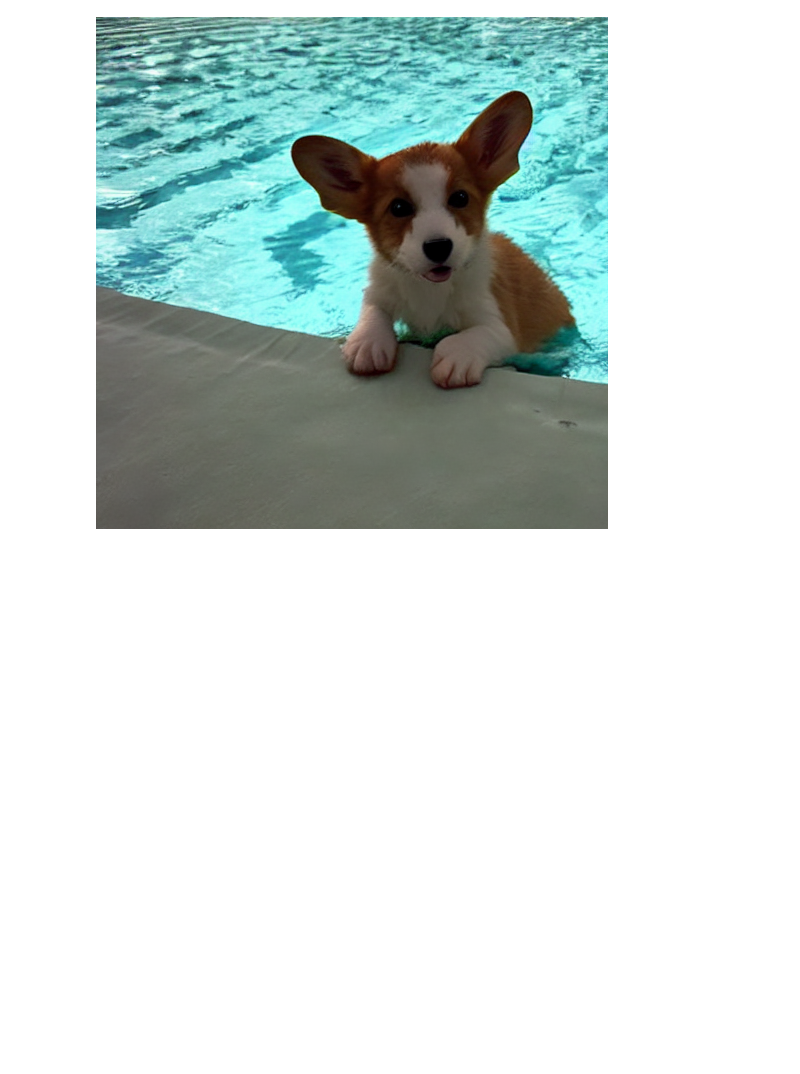
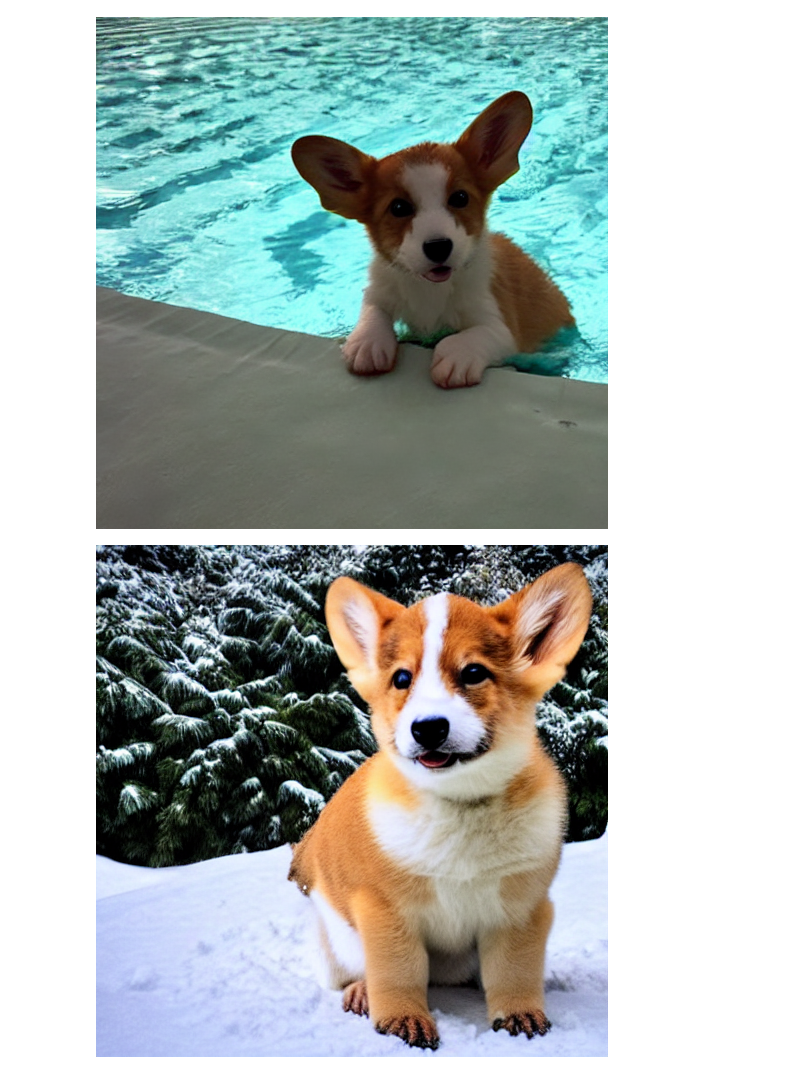
Before and after one commit to ignoww/ZOODiP, a Jupyter notebook: inference.ipynb, the cells around one changed output. Cells and saved outputs as stored; diff of their text form; code cells hidden in the pictures; blank space fills up the shorter version.

```diff
--- a/inference.ipynb
+++ b/inference.ipynb
@@ -21,3 +21,8 @@ image = pipeline("a photo of sks swimming in the pool", num_inference_steps=50,
 image
 # %% [output]
 [figure]
+# %%
+image = pipeline("a photo of sks wearing in the snow", num_inference_steps=50, guidance_scale=7.5).images[0]
+image
+# %% [output]
+[figure, added]
```
